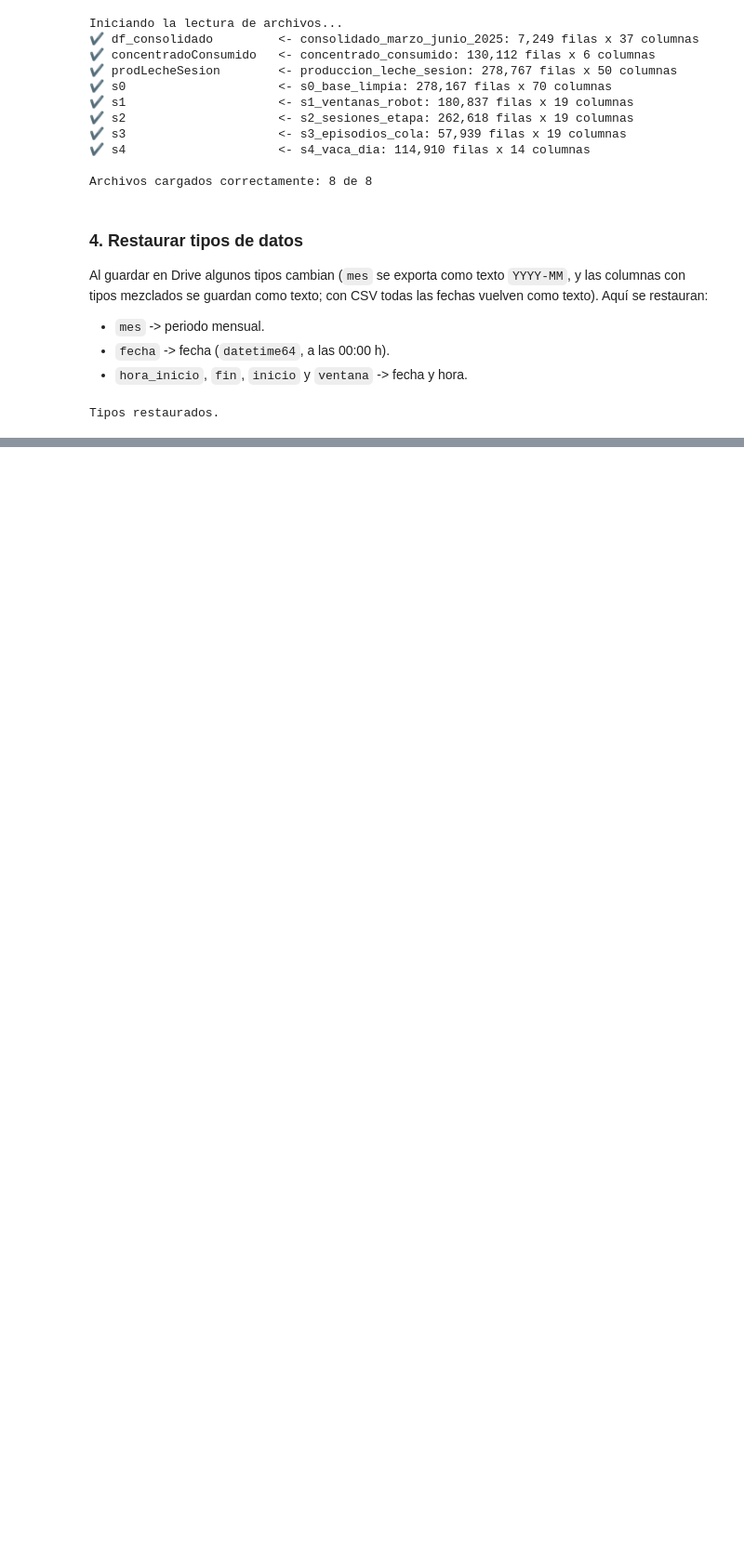
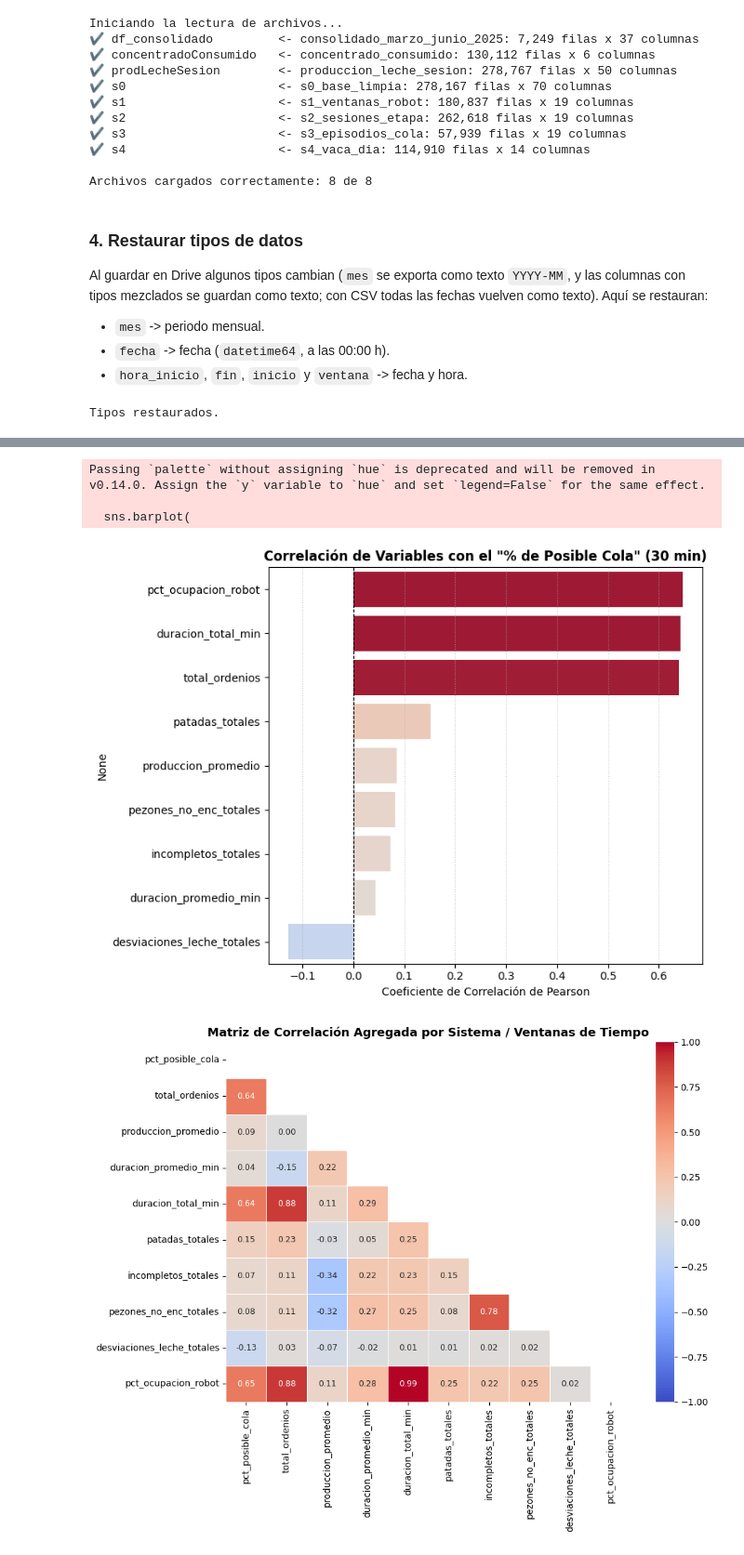
Before and after one commit to kamimartinez/VMS-prediction, a Jupyter notebook: notebooks/data/DataPreparation.ipynb, the cells around one changed output, grey strips where cells are left out. Shown at 93% size. Drawn from its saved outputs; the diff is of its cells as text; code cells hidden in the pictures; blank space fills up the shorter version.

```diff
--- a/notebooks/data/DataPreparation.ipynb
+++ b/notebooks/data/DataPreparation.ipynb
@@ -138,0 +503,21 @@ Tipos restaurados.
+# %%
+# ==============================================================================
+# 3. MATRIZ DE CORRELACIÓN COMPLETA
+# ==============================================================================
+def plot_corr_matrix(matriz_corr_sistema):
+  plt.figure(figsize=(10, 8))
+  mask = np.triu(np.ones_like(matriz_corr_sistema, dtype=bool))
+
+  sns.heatmap(
+      matriz_corr_sistema,
+      mask=mask,
+      annot=True,
+      fmt=".2f",
+      cmap='coolwarm',
+      vmin=-1, vmax=1,
+      linewidths=0.5,
+      annot_kws={"size": 9}
+  )
+  plt.title('Matriz de Correlación Agregada por Sistema / Ventanas de Tiempo', fontsize=13, fontweight='bold')
+  plt.tight_layout()
+  plt.show()
@@ -138,0 +527,9 @@ Tipos restaurados.
+# %%
+bar_corr_plot(matriz_corr_sistema)
+plot_corr_matrix(matriz_corr_sistema)
+# %% [output]
+Passing `palette` without assigning `hue` is deprecated and will be removed in v0.14.0. Assign the `y` variable to `hue` and set `legend=False` for the same effect.
+
+  sns.barplot(
+[figure, added]
+[figure, added]
```
Also changed, not shown: parts of 20 cells of this notebook.
